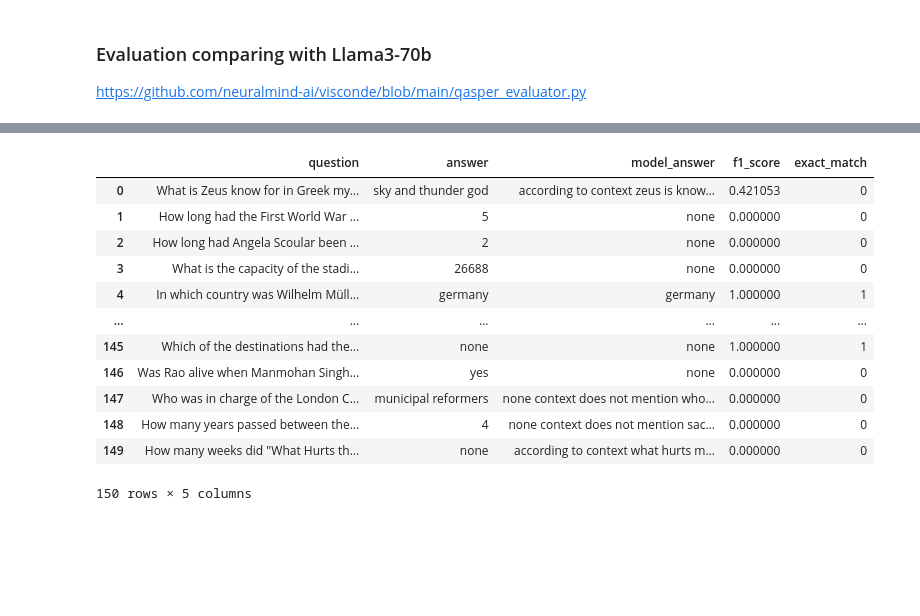
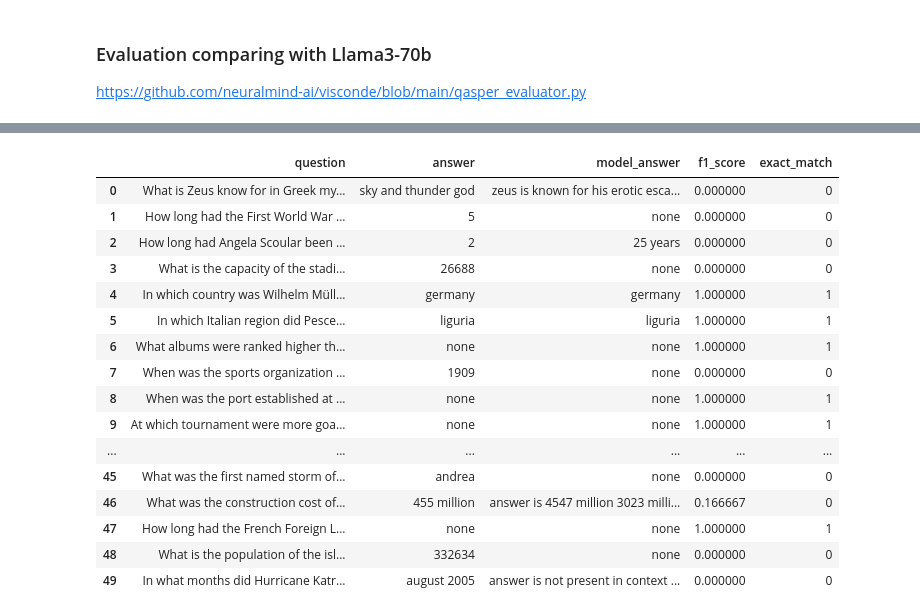
Before and after one commit to MatheusRDG/nlp_unicamp_2024, a Jupyter notebook: 8_9/8_9_visconde.ipynb, the cells around one changed output, grey strips where cells are left out. Saved outputs shown, nothing was run; the diff lists cells and outputs as text; code cells hidden in the pictures; blank space fills up the shorter version.

```diff
--- a/8_9/8_9_visconde.ipynb
+++ b/8_9/8_9_visconde.ipynb
@@ -355,21 +351,25 @@ for item in tqdm(questions_to_ask, desc="Processing questions"):
 # %%
 results_df = pd.DataFrame(results)
 # %%
-results_df
+results_df.head(50)
 # %% [output]
 |  | question | answer | model_answer | f1_score | exact_match |
-| 0 | What is Zeus know for in Greek my... | sky and thunder god | according to context zeus is know... | 0.421053 | 0 |
+| 0 | What is Zeus know for in Greek my... | sky and thunder god | zeus is known for his erotic esca... | 0.000000 | 0 |
 | 1 | How long had the First World War ... | 5 | none | 0.000000 | 0 |
-| 2 | How long had Angela Scoular been ... | 2 | none | 0.000000 | 0 |
+| 2 | How long had Angela Scoular been ... | 2 | 25 years | 0.000000 | 0 |
 | 3 | What is the capacity of the stadi... | 26688 | none | 0.000000 | 0 |
 | 4 | In which country was Wilhelm Müll... | germany | germany | 1.000000 | 1 |
+| 5 | In which Italian region did Pesce... | liguria | liguria | 1.000000 | 1 |
+| 6 | What albums were ranked higher th... | none | none | 1.000000 | 1 |
+| 7 | When was the sports organization ... | 1909 | none | 0.000000 | 0 |
+| 8 | When was the port established at ... | none | none | 1.000000 | 1 |
+| 9 | At which tournament were more goa... | none | none | 1.000000 | 1 |
 | ... | ... | ... | ... | ... | ... |
-| 145 | Which of the destinations had the... | none | none | 1.000000 | 1 |
-| 146 | Was Rao alive when Manmohan Singh... | yes | none | 0.000000 | 0 |
-| 147 | Who was in charge of the London C... | municipal reformers | none context does not mention who... | 0.000000 | 0 |
-| 148 | How many years passed between the... | 4 | none context does not mention sac... | 0.000000 | 0 |
-| 149 | How many weeks did "What Hurts th... | none | according to context what hurts m... | 0.000000 | 0 |
+| 45 | What was the first named storm of... | andrea | none | 0.000000 | 0 |
+| 46 | What was the construction cost of... | 455 million | answer is 4547 million 3023 milli... | 0.166667 | 0 |
+| 47 | How long had the French Foreign L... | none | none | 1.000000 | 1 |
+| 48 | What is the population of the isl... | 332634 | none | 0.000000 | 0 |
+| 49 | In what months did Hurricane Katr... | august 2005 | answer is not present in context ... | 0.000000 | 0 |
-150 rows × 5 columns
 # %%
 # mean f1 score and exact match
 results_df[["f1_score", "exact_match"]].describe()
```
Also changed, not shown: parts of 5 cells of this notebook, 2 other files.
